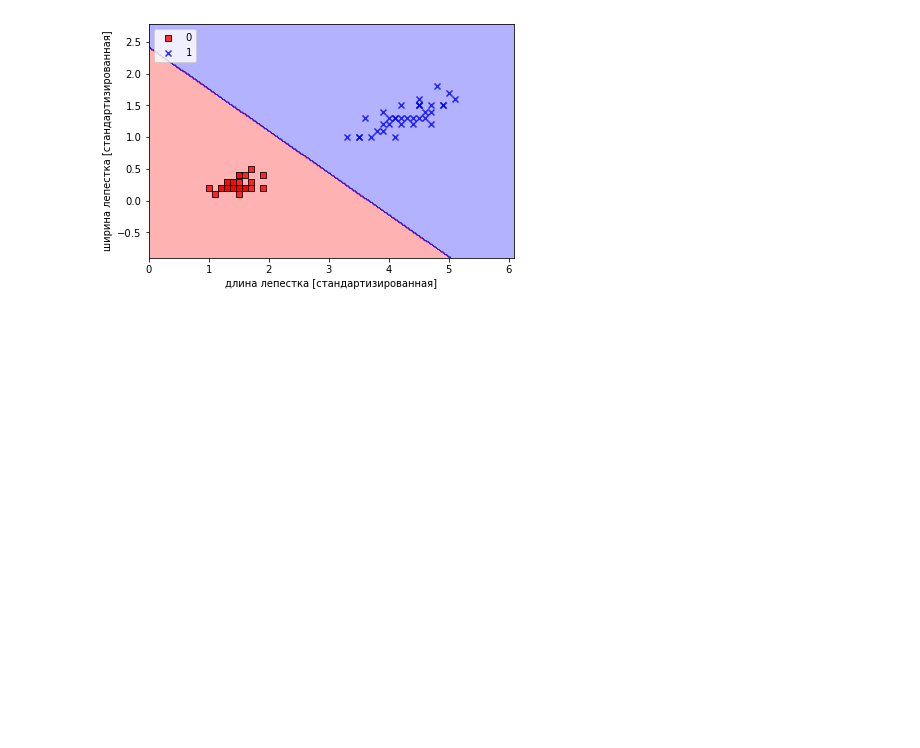
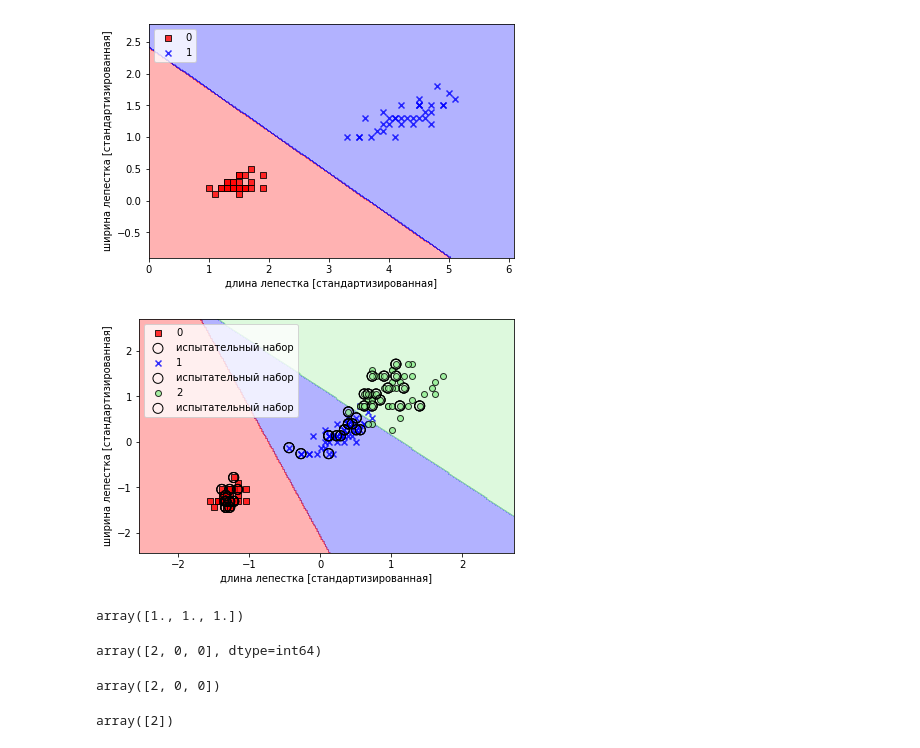
Before and after one commit to 1JigSaW/Book_Python_Machine_Learning, a Jupyter notebook: classifiers.ipynb, the cells around one changed output. Drawn from its saved outputs; the diff is of its cells as text; code cells hidden in the pictures; blank space fills up the shorter version.

Commit message:
predict and regul

```diff
--- a/classifiers.ipynb
+++ b/classifiers.ipynb
@@ -210,3 +210,31 @@ plt.tight_layout()
 plt.show()
 # %% [output]
 [figure]
+# %%
+from sklearn. linear_model import LogisticRegression
+lr = LogisticRegression(C=100.0, random_state=1, solver='lbfgs', multi_class='ovr')
+lr.fit(X_train_std, y_train)
+plot_decision_regions(X_combined_std, y_combined, classifier=lr, test_idx=range(105, 150))
+plt.xlabel('длина лепестка [стандартизированная]')
+plt.ylabel('ширина лепестка [стандартизированная]')
+plt.legend(loc='upper left')
+plt.tight_layout()
+plt.show()
+# %% [output]
+[figure, added]
+# %%
+lr.predict_proba(X_test_std[:3, :]).sum(axis=1)
+# %% [output]
+array([1., 1., 1.])
+# %%
+lr.predict_proba(X_test_std[:3, :]).argmax(axis=1)
+# %% [output]
+array([2, 0, 0], dtype=int64)
+# %%
+lr.predict(X_test_std[:3, :])
+# %% [output]
+array([2, 0, 0])
+# %%
+lr.predict(X_test_std[0, :].reshape(1, -1))
+# %% [output]
+array([2])
```
Also changed, not shown: parts of 1 cell of this notebook.
